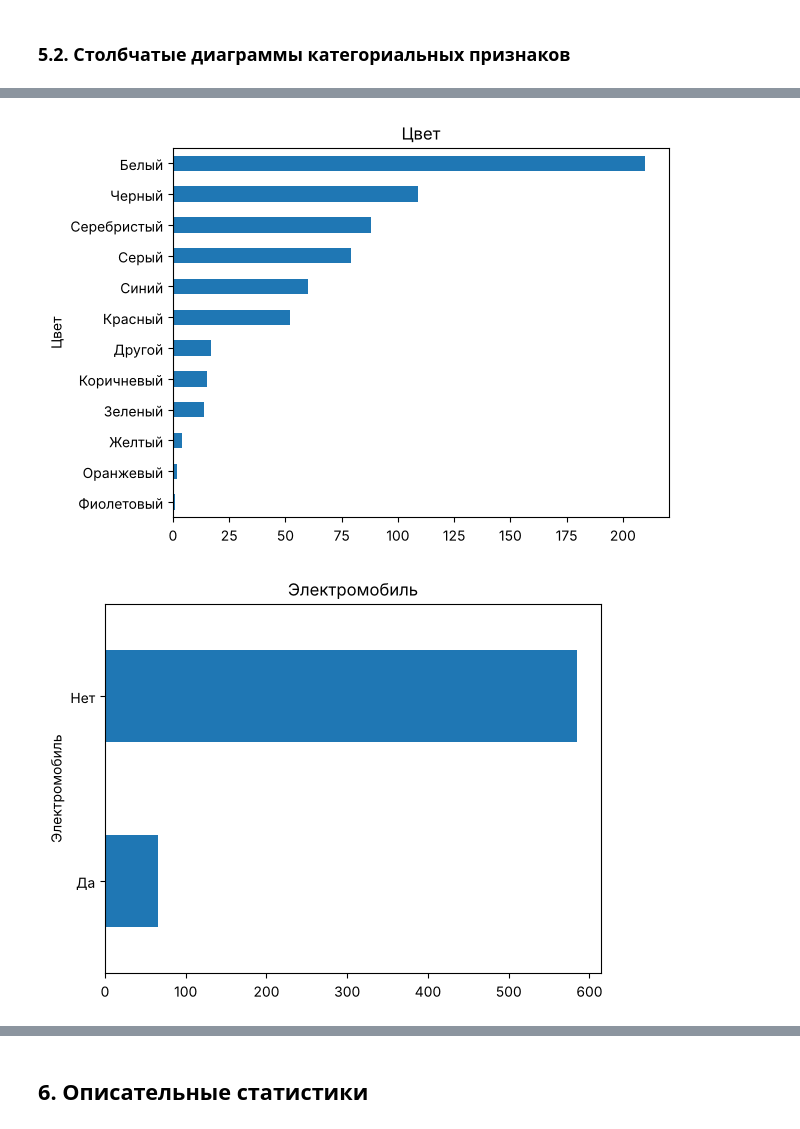
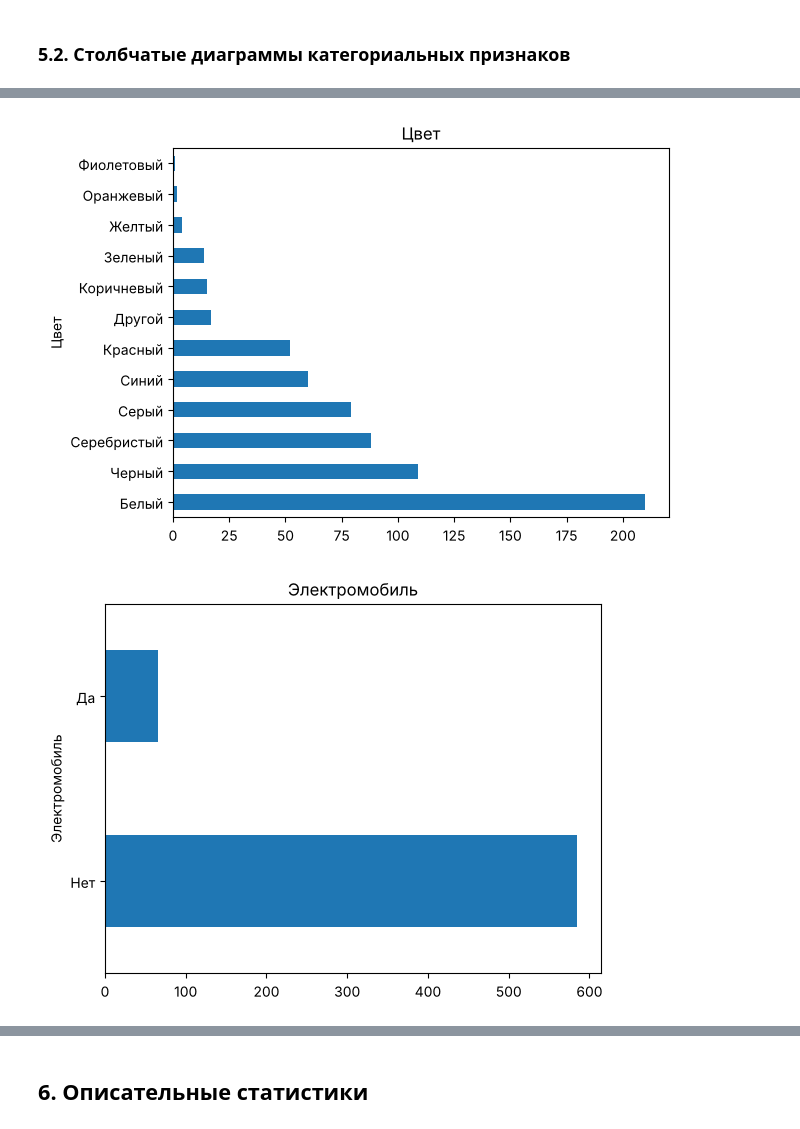
Before and after one commit to pavchundg/project-andan, a Jupyter notebook: Проект_анализ_цен_автомобилей.ipynb, the cells around one changed output, grey strips where cells are left out. Drawn from its saved outputs; the diff is of its cells as text; code cells hidden in the pictures.

```diff
--- a/Проект_анализ_цен_автомобилей.ipynb
+++ b/Проект_анализ_цен_автомобилей.ipynb
@@ -296,9 +250,6 @@ cat_cols = ['Производитель', 'Состояние', 'Тип кузо
             'Коробка передач', 'Привод', 'Цвет', 'Электромобиль']
 
 for col in cat_cols:
-    df_final[col].value_counts().sort_values().plot(kind='barh', title=col)
+    df_final[col].value_counts().plot(kind='barh', title=col)
     plt.show()
-
-df_final['Модель'].value_counts().head(20).sort_values().plot(kind='barh', title='Модель (20 самых частых)')
-plt.show()
 # %% [output]
@@ -311,2 +262,2 @@ plt.show()
-[figure, old version]
+[figure, new version]
-[figure, old version]
+[figure, new version]
```
Also changed, not shown: parts of 130 cells of this notebook, 2 other files.
